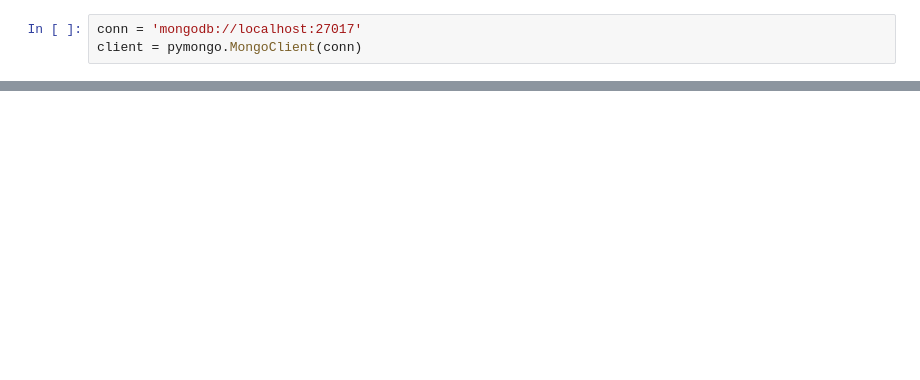
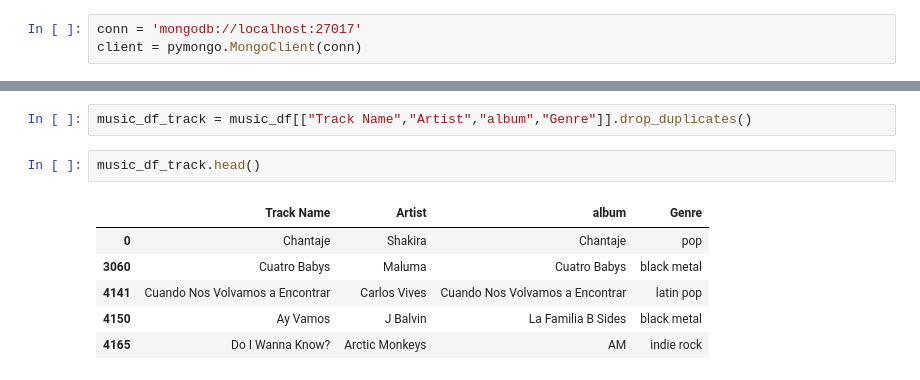
Before and after one commit to kayticodes/ETL-group, a Jupyter notebook: MongoDB.ipynb, the cells around one changed output, grey strips where cells are left out. Drawn from its saved outputs; the diff is of its cells as text; blank space fills up the shorter version.

```diff
--- a/MongoDB.ipynb
+++ b/MongoDB.ipynb
@@ -30,0 +21,11 @@ KeyError: 'cars'
+# %%
+music_df_track = music_df[["Track Name","Artist","album","Genre"]].drop_duplicates()
+# %%
+music_df_track.head()
+# %% [output]
+|  | Track Name | Artist | album | Genre |
+| 0 | Chantaje | Shakira | Chantaje | pop |
+| 3060 | Cuatro Babys | Maluma | Cuatro Babys | black metal |
+| 4141 | Cuando Nos Volvamos a Encontrar | Carlos Vives | Cuando Nos Volvamos a Encontrar | latin pop |
+| 4150 | Ay Vamos | J Balvin | La Familia B Sides | black metal |
+| 4165 | Do I Wanna Know? | Arctic Monkeys | AM | indie rock |
```
Also changed, not shown: parts of 13 cells of this notebook.
